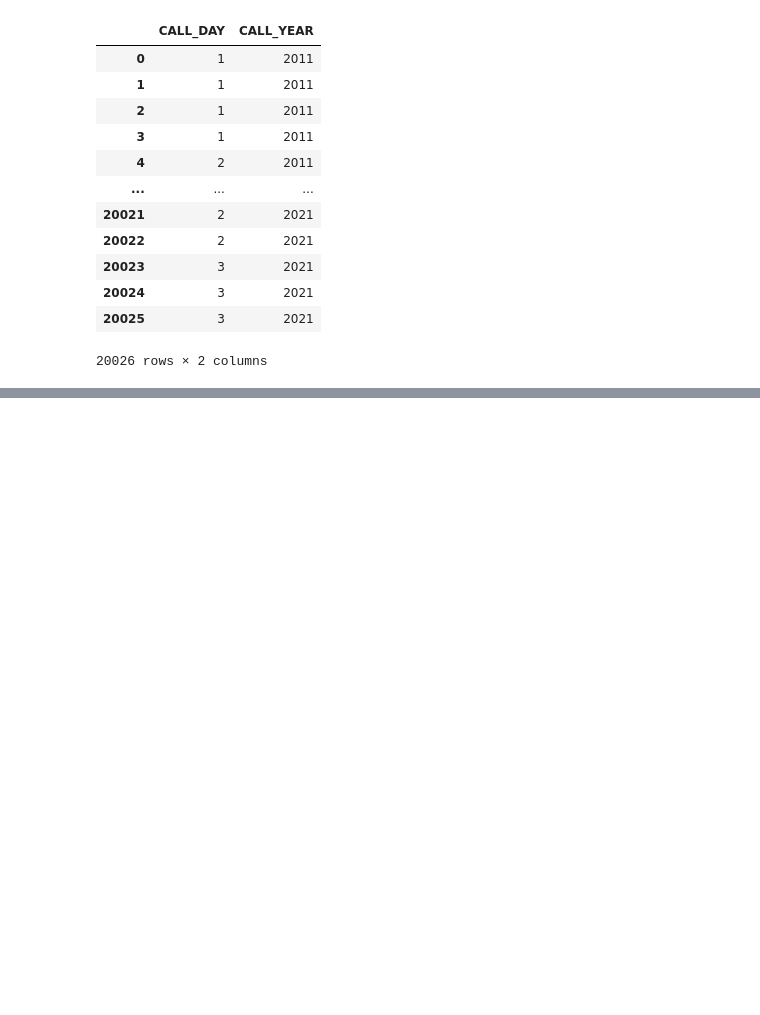
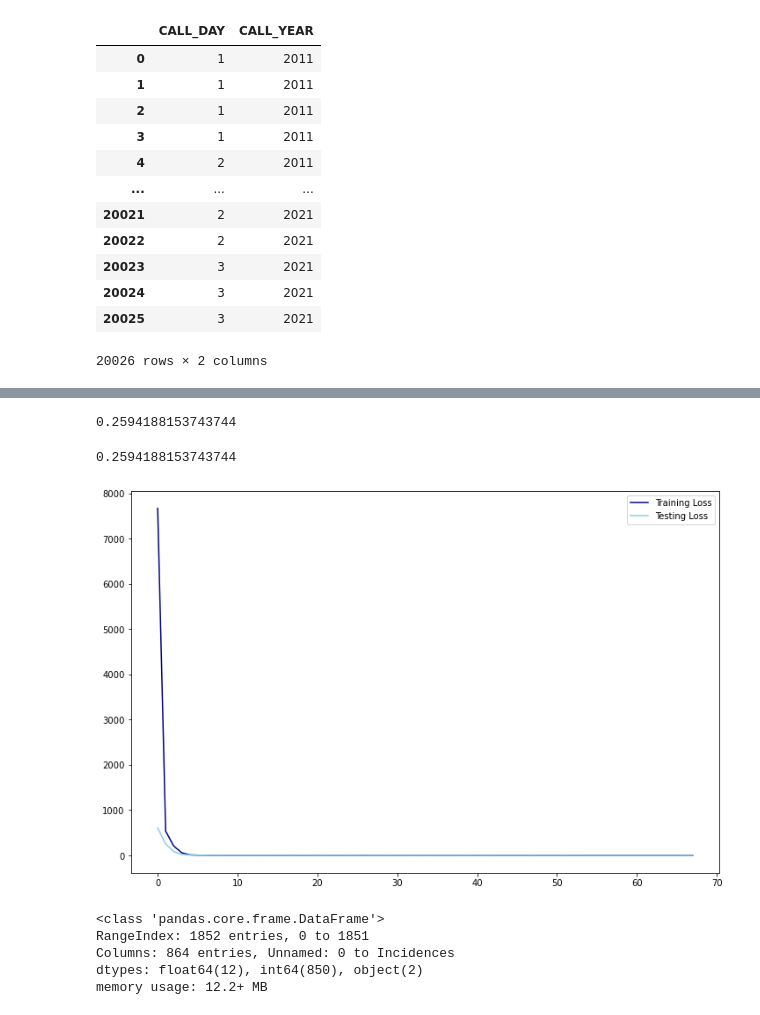
Before and after one commit to dsi-group1/NYC-EMS-Response, a Jupyter notebook: Rough_Model-Chris.ipynb, the cells around one changed output, grey strips where cells are left out. Saved outputs shown, nothing was run; the diff lists cells and outputs as text; code cells hidden in the pictures; blank space fills up the shorter version.

```diff
--- a/Rough_Model-Chris.ipynb
+++ b/Rough_Model-Chris.ipynb
@@ -259,0 +346,27 @@ model = Sequential()
+# %%
+results.history['mae'][-1]
+# %% [output]
+0.2594188153743744
+# %%
+results.history['mae'][-1]
+# %% [output]
+0.2594188153743744
+# %%
+train_mae = results.history['loss']
+test_mae =  results.history['val_loss']
+
+plt.figure(figsize=(12, 8))
+plt.plot(train_mae, label='Training Loss', color='navy')
+plt.plot(test_mae, label='Testing Loss', color='skyblue')
+plt.legend();
+# %% [output]
+[figure, added]
+# %%
+new_df = pd.read_csv('data/ems_weather_tfk.csv')
+new_df.info()
+# %% [output]
+<class 'pandas.core.frame.DataFrame'>
+RangeIndex: 1852 entries, 0 to 1851
+Columns: 864 entries, Unnamed: 0 to Incidences
+dtypes: float64(12), int64(850), object(2)
+memory usage: 12.2+ MB
```
Also changed, not shown: parts of 10 cells of this notebook.
